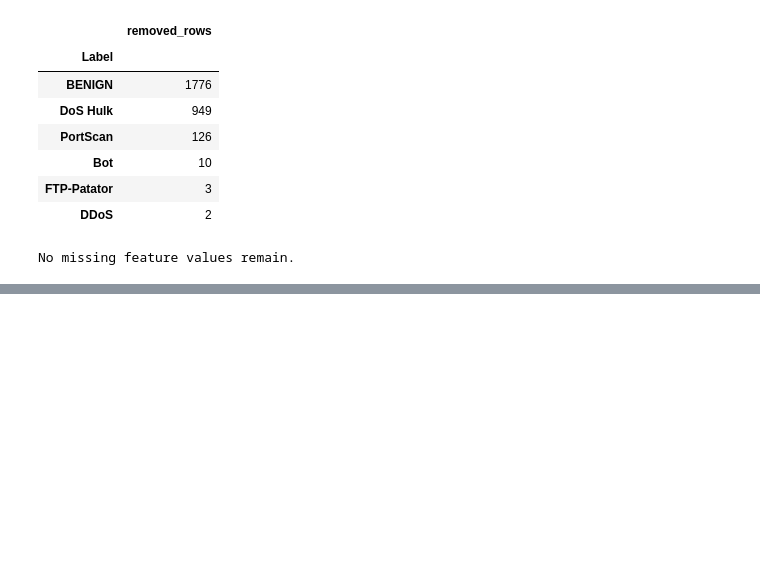
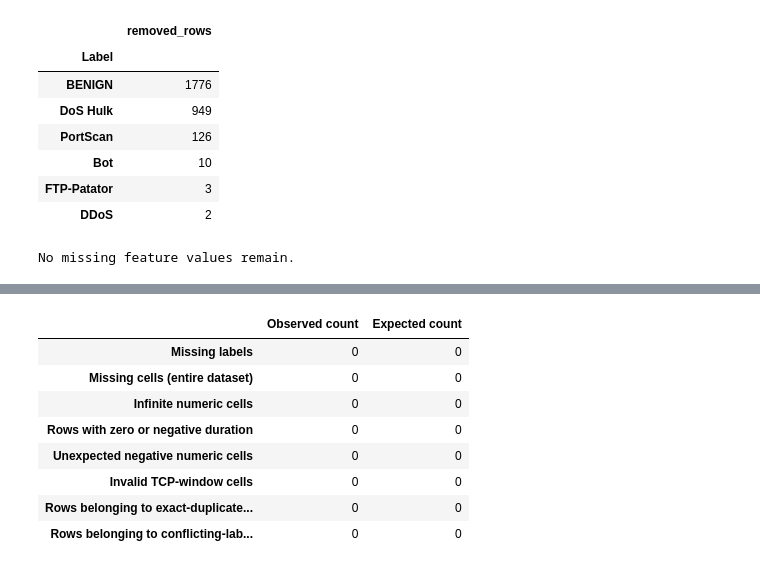
Before and after one commit to Adam-Zouari/DoS-Intrusion-Detection-System, a Jupyter notebook: ml/notebooks/01_data_exploration.ipynb, the cells around one changed output, grey strips where cells are left out. Saved outputs shown, nothing was run; the diff lists cells and outputs as text; code cells hidden in the pictures; blank space fills up the shorter version.

Commit message:
feat(ml): finalize CIC-IDS-2017 EDA and export cleaned dataset

```diff
--- a/ml/notebooks/01_data_exploration.ipynb
+++ b/ml/notebooks/01_data_exploration.ipynb
@@ -1237,0 +1661,87 @@ No missing feature values remain.
+# %%
+final_numeric_features = df_valid.select_dtypes(include="number").columns.tolist()
+final_window_features = ["FWD Init Win Bytes", "Bwd Init Win Bytes"]
+final_nonnegative_features = [
+    feature
+    for feature in final_numeric_features
+    if feature not in final_window_features
+]
+
+final_missing_cells = int(df_valid.isna().sum().sum())
+final_infinite_cells = int(
+    np.isinf(df_valid[final_numeric_features]).sum().sum()
+)
+final_nonpositive_duration_rows = int(df_valid["Flow Duration"].le(0).sum())
+final_unexpected_negative_cells = int(
+    df_valid[final_nonnegative_features].lt(0).sum().sum()
+)
+final_invalid_window_cells = int(
+    (
+        df_valid[final_window_features].lt(-1)
+        | df_valid[final_window_features].gt(65535)
+    )
+    .sum()
+    .sum()
+)
+final_exact_duplicate_rows = int(df_valid.duplicated(keep=False).sum())
+final_feature_columns = [
+    column for column in df_valid.columns if column != "Label"
+]
+final_conflicting_feature_rows = int(
+    df_valid.duplicated(
+        subset=final_feature_columns,
+        keep=False,
+    ).sum()
+)
+
+final_dataset_dimensions = pd.DataFrame(
+    {"Count": [len(df_valid), df_valid.shape[1]]},
+    index=["Rows after all cleaning", "Columns after all cleaning"],
+)
+final_integrity_checks = pd.DataFrame(
+    {
+        "Observed count": [
+            int(df_valid["Label"].isna().sum()),
+            final_missing_cells,
+            final_infinite_cells,
+            final_nonpositive_duration_rows,
+            final_unexpected_negative_cells,
+            final_invalid_window_cells,
+            final_exact_duplicate_rows,
+            final_conflicting_feature_rows,
+        ],
+        "Expected count": [0] * 8,
+    },
+    index=[
+        "Missing labels",
+        "Missing cells (entire dataset)",
+        "Infinite numeric cells",
+        "Rows with zero or negative duration",
+        "Unexpected negative numeric cells",
+        "Invalid TCP-window cells",
+        "Rows belonging to exact-duplicate groups",
+        "Rows belonging to conflicting-label groups",
+    ],
+)
+display(final_dataset_dimensions)
+display(final_integrity_checks)
+
+validation_checks = final_integrity_checks["Observed count"]
+if validation_checks.ne(0).any():
+    raise AssertionError(
+        "Final validation failed:\n"
+        + validation_checks[validation_checks.ne(0)].to_string()
+    )
+
+final_label_distribution = (
+    df_valid["Label"]
+    .value_counts()
+    .rename("Flow count")
+    .to_frame()
+)
+final_label_distribution["Percentage of dataset"] = (
+    final_label_distribution["Flow count"] / len(df_valid) * 100
+)
+display(final_label_distribution)
+print("All final data-integrity checks passed.")
+# %% [output]
@@ -1237,0 +1751,9 @@ No missing feature values remain.
+|  | Observed count | Expected count |
+| Missing labels | 0 | 0 |
+| Missing cells (entire dataset) | 0 | 0 |
+| Infinite numeric cells | 0 | 0 |
+| Rows with zero or negative duration | 0 | 0 |
+| Unexpected negative numeric cells | 0 | 0 |
+| Invalid TCP-window cells | 0 | 0 |
+| Rows belonging to exact-duplicate... | 0 | 0 |
+| Rows belonging to conflicting-lab... | 0 | 0 |
```
Also changed, not shown: parts of 34 cells of this notebook.
